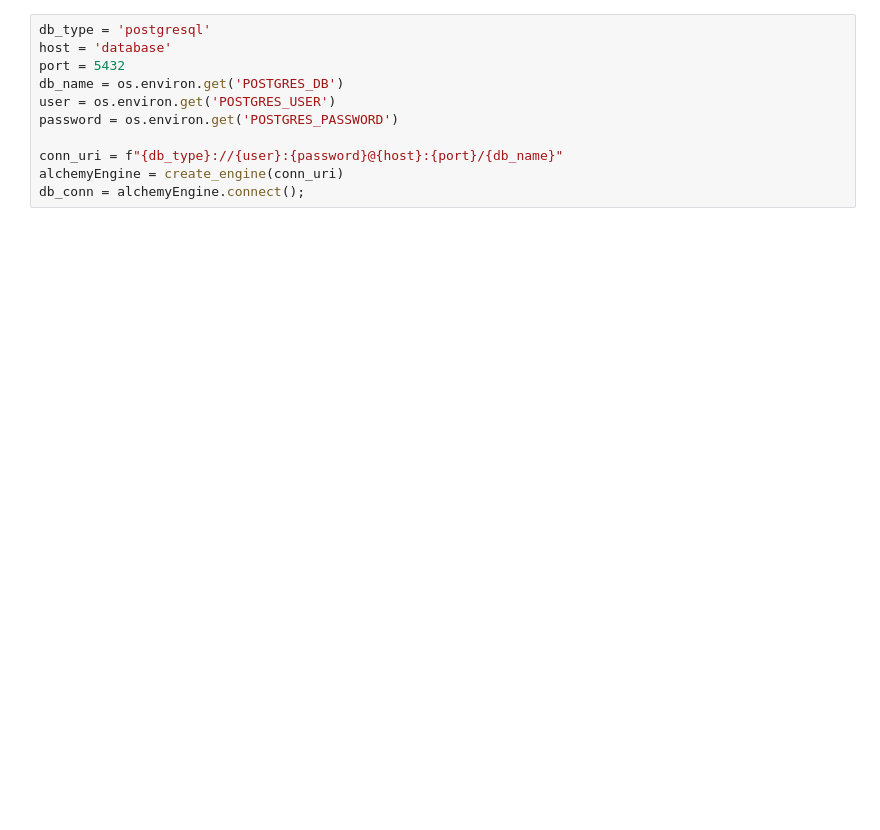
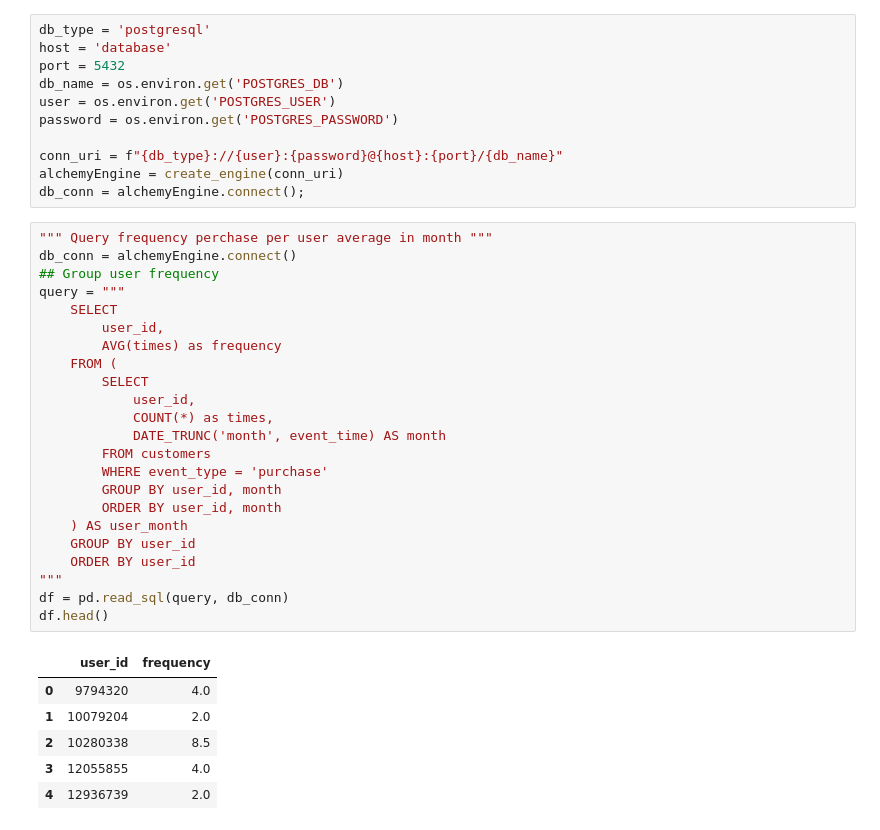
Before and after one commit to viruskizz/42bangkok-datascience-piscine, a Jupyter notebook: ds02/ex04/elbow.ipynb, the cells around one changed output. Drawn from its saved outputs; the diff is of its cells as text; blank space fills up the shorter version.

```diff
--- a/ds02/ex04/elbow.ipynb
+++ b/ds02/ex04/elbow.ipynb
@@ -36,3 +37,33 @@ password = os.environ.get('POSTGRES_PASSWORD')
 conn_uri = f"{db_type}://{user}:{password}@{host}:{port}/{db_name}"
 alchemyEngine = create_engine(conn_uri)
 db_conn = alchemyEngine.connect();
+# %%
+""" Query frequency perchase per user average in month """
+db_conn = alchemyEngine.connect()
+## Group user frequency
+query = """
+    SELECT
+        user_id,
+        AVG(times) as frequency
+    FROM (
+        SELECT
+            user_id,
+            COUNT(*) as times,
+            DATE_TRUNC('month', event_time) AS month
+        FROM customers
+        WHERE event_type = 'purchase'
+        GROUP BY user_id, month
+        ORDER BY user_id, month
+    ) AS user_month
+    GROUP BY user_id
+    ORDER BY user_id
+"""
+df = pd.read_sql(query, db_conn)
+df.head()
+# %% [output]
+|  | user_id | frequency |
+| 0 | 9794320 | 4.0 |
+| 1 | 10079204 | 2.0 |
+| 2 | 10280338 | 8.5 |
+| 3 | 12055855 | 4.0 |
+| 4 | 12936739 | 2.0 |
```
Also changed, not shown: parts of 5 cells of this notebook, 1 other file.
